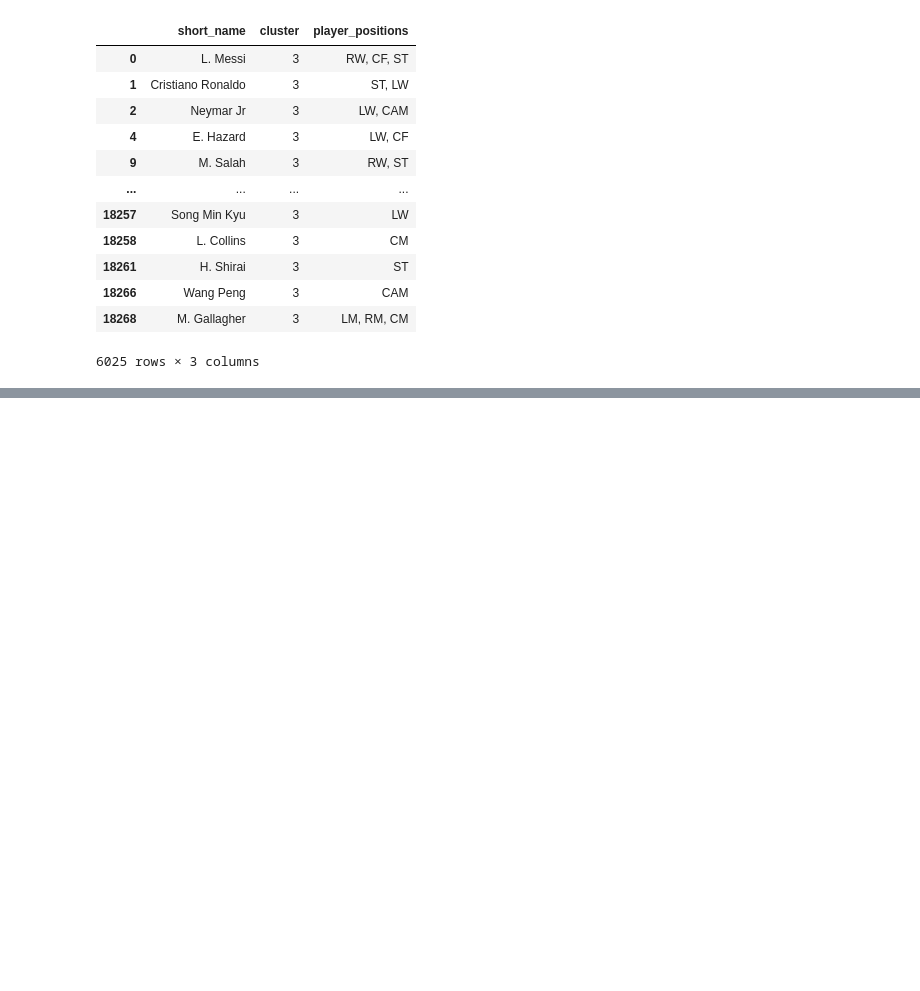
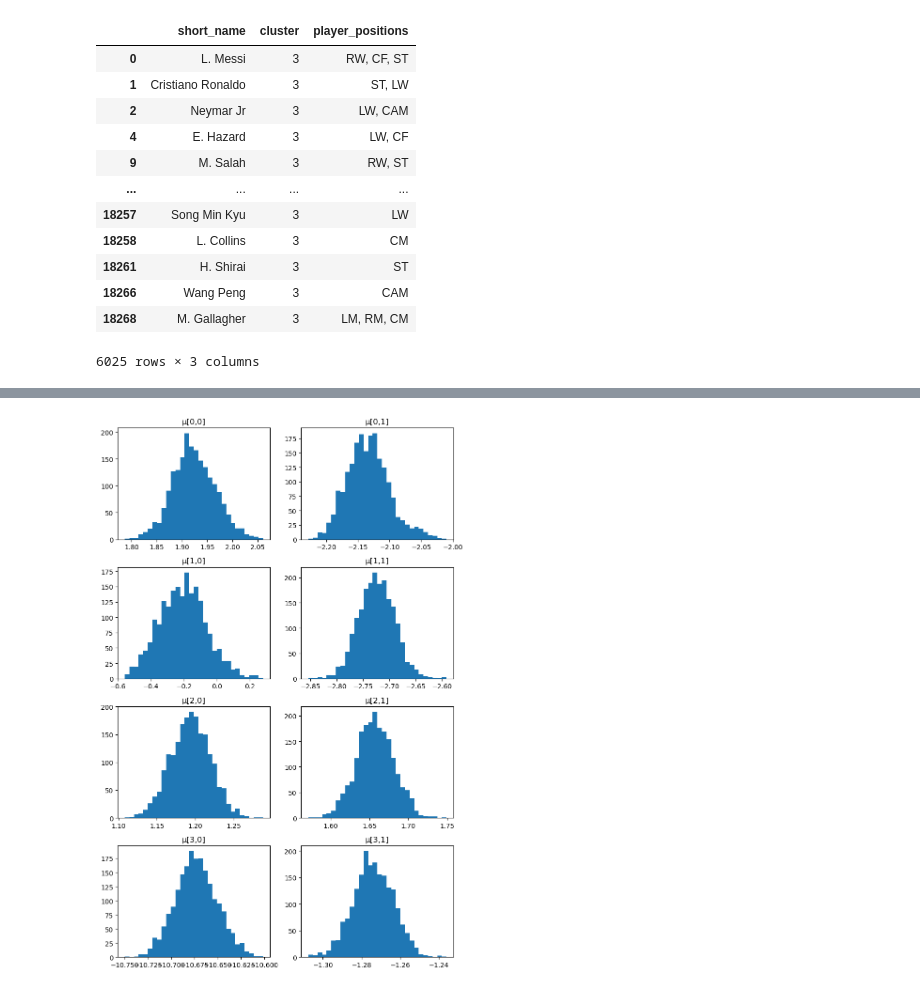
Before and after one commit to yaelrsc/Computaci-n-estad-stica-2026-2, a Jupyter notebook: Proyectos/EM_for_Gaussian_Mixture_Models.ipynb, the cells around one changed output, grey strips where cells are left out. Cells and saved outputs as stored; diff of their text form; code cells hidden in the pictures; blank space fills up the shorter version.

```diff
--- a/Proyectos/EM_for_Gaussian_Mixture_Models.ipynb
+++ b/Proyectos/EM_for_Gaussian_Mixture_Models.ipynb
@@ -879,0 +1435,29 @@ fifa_20[['short_name','cluster2','player_positions', 'overall']].query('cluster2
+# %%
+samples_mu = np.stack([
+    s["mu"].numpy() if hasattr(s["mu"], "numpy") else s["mu"]
+    for s in model.samples
+])
+
+# shape: (n_samples, K, D)
+
+K = samples_mu.shape[1]
+D = samples_mu.shape[2]
+
+fig, axes = plt.subplots(K, D, figsize=(4*D, 3*K))
+
+for k in range(K):
+    for d in range(D):
+
+        ax = axes[k, d] if K > 1 else axes[d]
+
+        ax.hist(
+            samples_mu[:, k, d],
+            bins=30
+        )
+
+        ax.set_title(f"μ[{k},{d}]")
+
+plt.tight_layout()
+plt.show()
+# %% [output]
+[figure, added]
```
Also changed, not shown: parts of 39 cells of this notebook, 1 other file.
